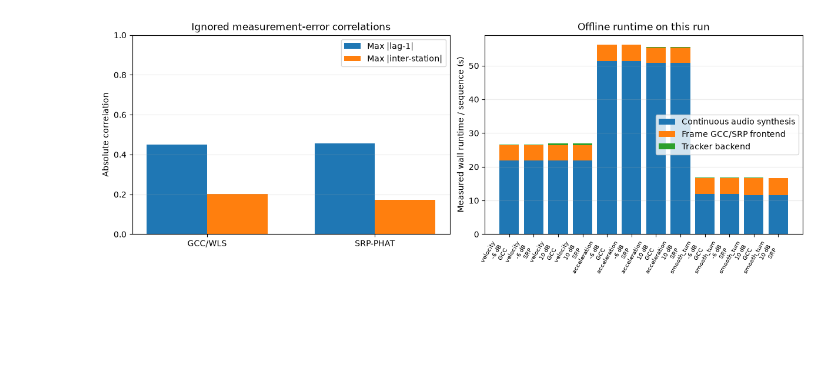
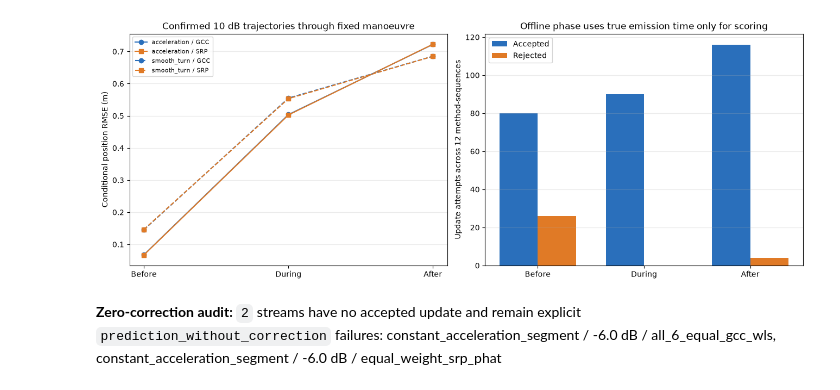
Before and after one commit to leomanchic/diploma, a Jupyter notebook: uav_acoustic_model/notebooks/three_station_audio_tracking_validation.ipynb, the cells around one changed output. Drawn from its saved outputs; the diff is of its cells as text; code cells hidden in the pictures; blank space fills up the shorter version.

```diff
--- a/uav_acoustic_model/notebooks/three_station_audio_tracking_validation.ipynb
+++ b/uav_acoustic_model/notebooks/three_station_audio_tracking_validation.ipynb
@@ -9,6 +9,6 @@ The protocol is stored in `THREE_STATION_AUDIO_PROTOCOL.md`: three tetrahedral s
 # %%
 from pathlib import Path
-import csv, json, math
+import csv, json
 import numpy as np
 import matplotlib.pyplot as plt
 from IPython.display import Markdown, display
@@ -25,8 +25,10 @@ def load_csv(name):
 calibration = load_csv('three_station_audio_calibration.csv')
 bearings = load_csv('three_station_audio_bearing_results.csv')
 tracking = load_csv('three_station_audio_tracking_results.csv')
+updates = load_csv('three_station_audio_update_results.csv')
+phases = load_csv('three_station_audio_phase_summary.csv')
 sequences = load_csv('three_station_audio_sequence_results.csv')
 summary = load_csv('three_station_audio_summary.csv')
 seed_rows = load_csv('three_station_audio_seed_provenance.csv')
-len(calibration), len(bearings), len(tracking), len(sequences), len(summary), len(seed_rows)
+len(calibration), len(bearings), len(tracking), len(updates), len(phases), len(sequences), len(summary), len(seed_rows)
 # %% [output]
@@ -55,10 +72,10 @@ display(Markdown(f'**Audit PASS:** no seed overlap; all calibration covariances
 # %%
-lines = ['| Trajectory | SNR (dB) | Method | Bearing RMSE (deg) | Final valid | Confirmed publications | Position RMSE (m) | Velocity RMSE (m/s) | Coverage |', '|---|---:|---|---:|---:|---:|---:|---:|---:|']
+lines = ['| Trajectory | SNR (dB) | Method | Bearing RMSE (deg) | Confirmed before manoeuvre | Final valid | Position RMSE (m) | Velocity RMSE (m/s) | Coverage |', '|---|---:|---|---:|---:|---:|---:|---:|---:|']
 for row in summary:
     def fmt(key, digits=3):
         value = float(row[key])
-        return '—' if not np.isfinite(value) else f'{value:.{digits}f}'
-    lines.append(f"| {row['trajectory_kind']} | {float(row['snr_db']):.0f} | {row['estimator_variant']} | {fmt('bearing_rmse_deg_conditional')} | {fmt('final_valid_sequence_fraction', 2)} | {fmt('confirmed_publication_fraction', 2)} | {fmt('position_rmse_m_conditional')} | {fmt('velocity_rmse_mps_conditional')} | {fmt('coverage_conditional', 2)} |")
+        return '--' if not np.isfinite(value) else f'{value:.{digits}f}'
+    lines.append(f"| {row['trajectory_kind']} | {float(row['snr_db']):.0f} | {row['estimator_variant']} | {fmt('bearing_rmse_deg_conditional')} | {fmt('confirmed_before_manoeuvre_sequence_fraction', 2)} | {fmt('final_valid_sequence_fraction', 2)} | {fmt('position_rmse_m_conditional')} | {fmt('velocity_rmse_mps_conditional')} | {fmt('coverage_conditional', 2)} |")
 display(Markdown('## Numerical summary\n\n' + '\n'.join(lines)))
 # %% [output]
 ## Numerical summary
@@ -104,30 +121,35 @@ plt.show()
 # %%
-fig, axes = plt.subplots(1, 2, figsize=(12, 4.5), constrained_layout=True)
-methods = ['all_6_equal_gcc_wls', 'equal_weight_srp_phat']
-method_labels = ['GCC/WLS', 'SRP-PHAT']
-temporal = [max(abs(float(row[k])) for row in calibration if row['estimator_variant'] == method for k in ('temporal_lag1_az', 'temporal_lag1_el')) for method in methods]
-interstation = [max(abs(float(row['maximum_absolute_interstation_correlation'])) for row in calibration if row['estimator_variant'] == method) for method in methods]
-mx = np.arange(2)
-axes[0].bar(mx - 0.18, temporal, 0.36, label='Max |lag-1|')
-axes[0].bar(mx + 0.18, interstation, 0.36, label='Max |inter-station|')
-axes[0].set_xticks(mx, method_labels)
-axes[0].set_ylim(0, 1)
-axes[0].set_ylabel('Absolute correlation')
-axes[0].set_title('Ignored measurement-error correlations')
-axes[0].legend()
+phase_order = ['before_manoeuvre', 'during_manoeuvre', 'after_manoeuvre']
+phase_labels = ['Before', 'During', 'After']
+fig, axes = plt.subplots(1, 2, figsize=(13, 4.8), constrained_layout=True)
+for trajectory in ('constant_acceleration_segment', 'smooth_turn'):
+    for method, color, marker in (
+        ('all_6_equal_gcc_wls', '#2a6fbb', 'o'),
+        ('equal_weight_srp_phat', '#e07a26', 's'),
+    ):
+        selected = [next(row for row in phases if row['trajectory_kind'] == trajectory and row['snr_db'] == '10.0' and row['estimator_variant'] == method and row['motion_phase'] == phase) for phase in phase_order]
+        values = [float(row['position_rmse_m_conditional']) for row in selected]
+        label = f"{trajectory.replace('constant_', '').replace('_segment','')} / {'GCC' if method.startswith('all_6') else 'SRP'}"
+        axes[0].plot(phase_labels, values, marker=marker, color=color, linestyle='-' if trajectory.startswith('constant') else '--', label=label)
+axes[0].set_ylabel('Conditional position RMSE (m)')
+axes[0].set_title('Confirmed 10 dB trajectories through fixed manoeuvre')
 axes[0].grid(axis='y', alpha=0.25)
-synthesis = [float(row['mean_audio_synthesis_wall_runtime_s_per_sequence']) for row in summary]
-front = [float(row['mean_bearing_frontend_wall_runtime_s_per_sequence']) for row in summary]
-back = [float(row['mean_tracker_runtime_s_per_sequence']) for row in summary]
-axes[1].bar(x, synthesis, label='Continuous audio synthesis')
-axes[1].bar(x, front, bottom=synthesis, label='Frame GCC/SRP frontend')
-axes[1].bar(x, back, bottom=np.asarray(synthesis) + np.asarray(front), label='Tracker backend')
-axes[1].set_ylabel('Measured wall runtime / sequence (s)')
-axes[1].set_title('Offline runtime on this run')
-axes[1].set_xticks(x, labels, rotation=60, ha='right', fontsize=7)
+axes[0].legend(fontsize=8)
+accepted = [sum(int(row['accepted_update_count']) for row in phases if row['motion_phase'] == phase) for phase in phase_order]
+rejected = [sum(int(row['rejected_update_count']) for row in phases if row['motion_phase'] == phase) for phase in phase_order]
+px = np.arange(3)
+axes[1].bar(px - 0.18, accepted, 0.36, label='Accepted', color='#2a6fbb')
+axes[1].bar(px + 0.18, rejected, 0.36, label='Rejected', color='#e07a26')
+axes[1].set_xticks(px, phase_labels)
+axes[1].set_ylabel('Update attempts across 12 method-sequences')
+axes[1].set_title('Offline phase uses true emission time only for scoring')
 axes[1].legend()
 axes[1].grid(axis='y', alpha=0.25)
 plt.show()
+
+failed = [row for row in sequences if row['accepted_update_count'] == '0']
+display(Markdown(f"**Zero-correction audit:** `{len(failed)}` streams have no accepted update and remain explicit `prediction_without_correction` failures: " + ', '.join(f"{row['trajectory_kind']} / {row['snr_db']} dB / {row['estimator_variant']}" for row in failed)))
 # %% [output]
-[figure, old version]
+[figure, new version]
+**Zero-correction audit:** `2` streams have no accepted update and remain explicit `prediction_without_correction` failures: constant_acceleration_segment / -6.0 dB / all_6_equal_gcc_wls, constant_acceleration_segment / -6.0 dB / equal_weight_srp_phat
 # %%
```
Also changed, not shown: parts of 10 cells of this notebook, 14 other files.
